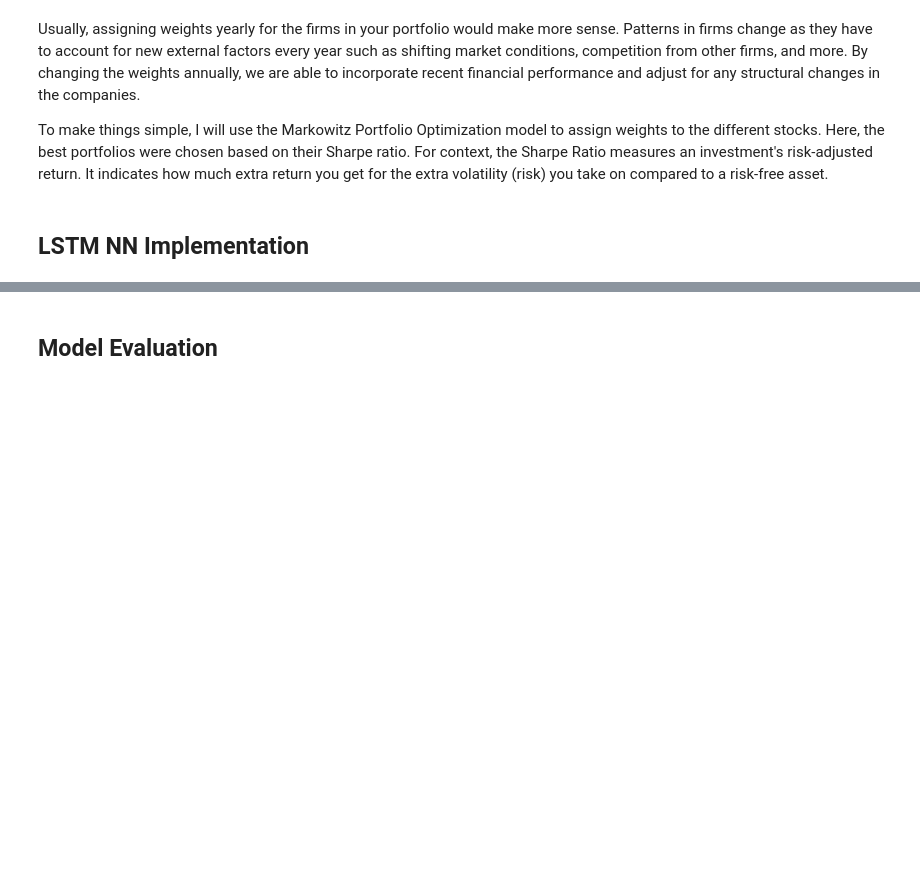
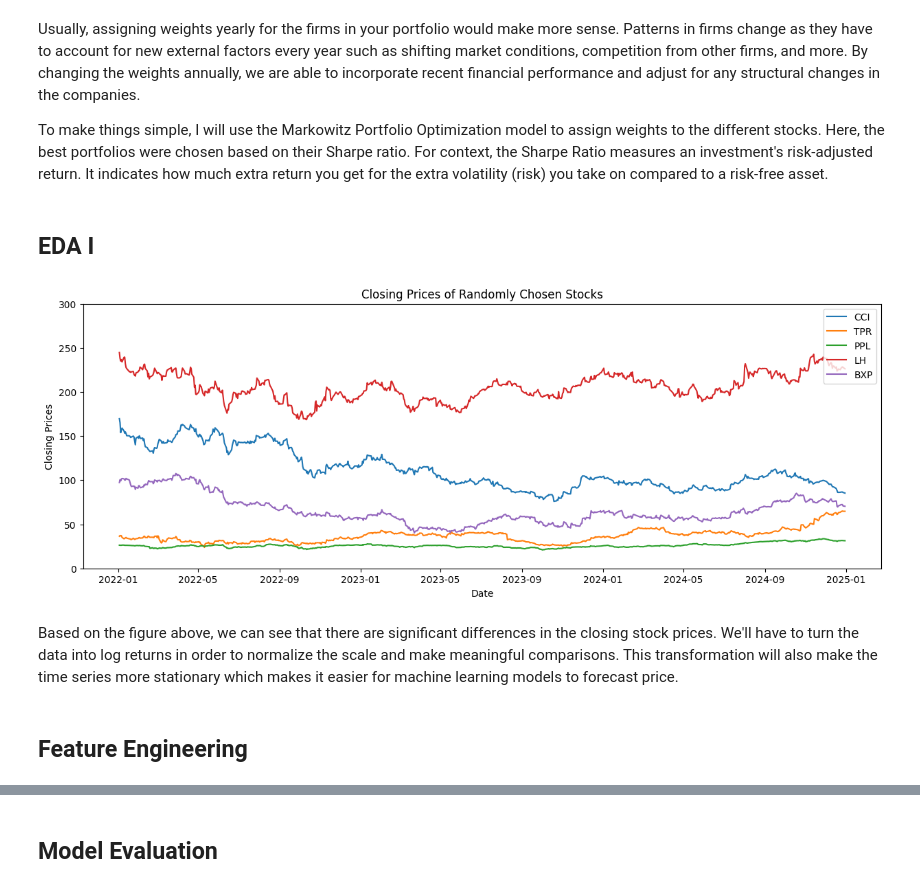
Before and after one commit to donnafaithhh/LSTM-Trading, a Jupyter notebook: LSTM simulation.ipynb, the cells around one changed output, grey strips where cells are left out. Drawn from its saved outputs; the diff is of its cells as text; code cells hidden in the pictures; blank space fills up the shorter version.

Commit message:
done EDA and log returns

```diff
--- a/LSTM simulation.ipynb
+++ b/LSTM simulation.ipynb
@@ -473,2 +513,28 @@ for year in years:
 # %% [markdown]
-## LSTM NN Implementation
+## EDA I
+# %%
+# get historical data
+historical_data = closing_df.copy()
+
+# randomly selecting stocks
+np.random.seed(42)
+random_stocks = np.random.choice(historical_data.columns, 5)
+
+# plotting the closing prices of random stocks
+plt.figure(figsize=(15, 5))
+for stock in random_stocks:
+    plt.plot(historical_data[stock], label=stock)
+plt.legend(loc='upper right')
+plt.xlabel('Date')
+plt.ylabel('Closing Prices')
+plt.ylim(0, 300)
+plt.title('Closing Prices of Randomly Chosen Stocks')
+plt.show()
+# %% [output]
+[figure, added]
+# %% [markdown]
+Based on the figure above, we can see that there are significant differences in the closing stock prices.
+We'll have to turn the data into log returns in order to normalize the scale and make meaningful comparisons.
+This transformation will also make the time series more stationary which makes it easier for machine learning models to forecast price.
+# %% [markdown]
+## Feature Engineering
```
Also changed, not shown: parts of 18 cells of this notebook.
